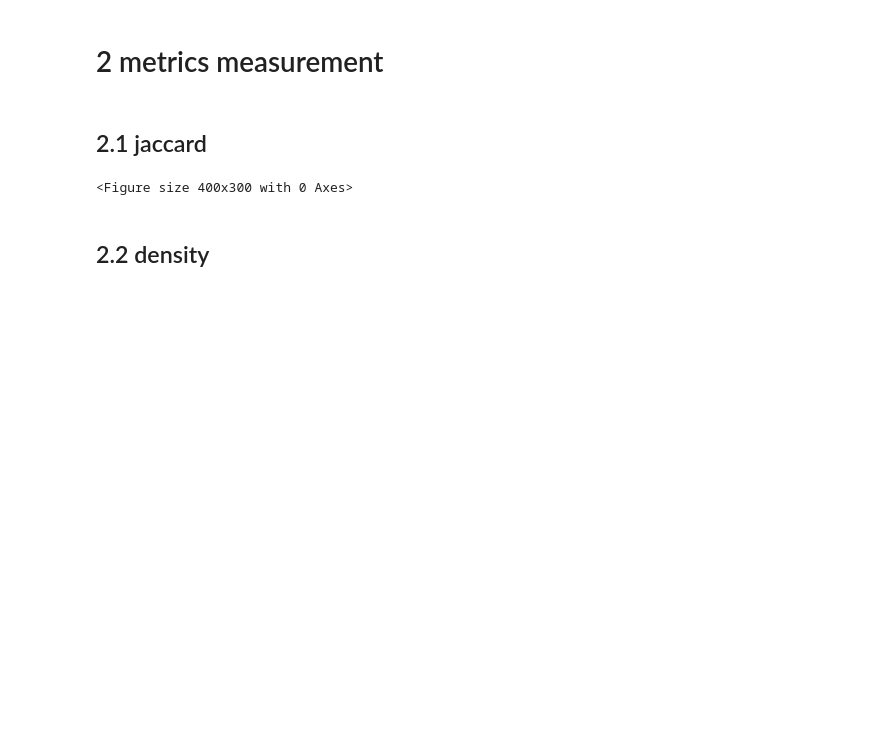
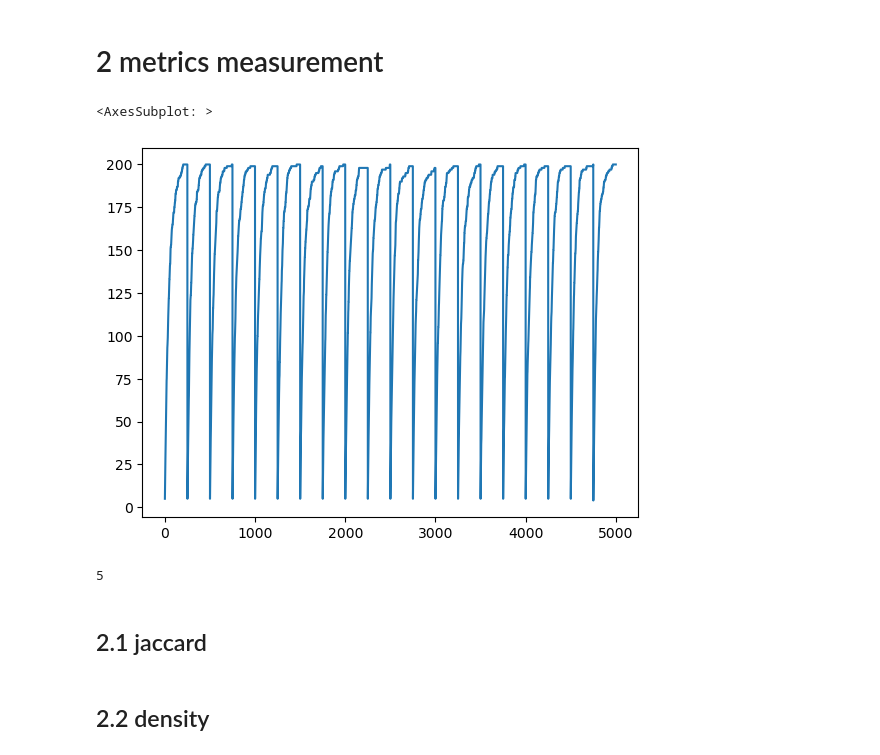
Before and after one commit to Victor-Le-Coz/secured_interbank_network_public, a Jupyter notebook: emp_analysis.ipynb, the cells around one changed output. Saved outputs shown, nothing was run; the diff lists cells and outputs as text; code cells hidden in the pictures; blank space fills up the shorter version.

```diff
--- a/emp_analysis.ipynb
+++ b/emp_analysis.ipynb
@@ -50,11 +43,21 @@ dic_obs_matrix_reverse_repo = em.get_binary_adjs(dic_obs_matrix_reverse_repo, ag
+# %%
+test = pd.Series()
+for i in range(5000):
+    test.loc[i] = (dic_binary_adjs[250][i].sum())
+test.plot()
+# %% [output]
+<AxesSubplot: >
+[figure, added]
+# %%
+dic_binary_adjs[250][10000].sum()
+# %% [output]
+5
 # %% [markdown]
 ## 2.1 jaccard
 # %%
 # get jaccard
-df_jaccard = em.get_jaccard(dic_obs_matrix_reverse_repo)
+df_jaccard = em.get_jaccard(dic_binary_adjs)
 eg.plot_jaccard_aggregated(df_jaccard, path_results)
-# %% [output]
-<Figure size 400x300 with 0 Axes>
 # %% [markdown]
 ## 2.2 density
 # %%
```
Also changed, not shown: parts of 14 cells of this notebook, 8 other files.
